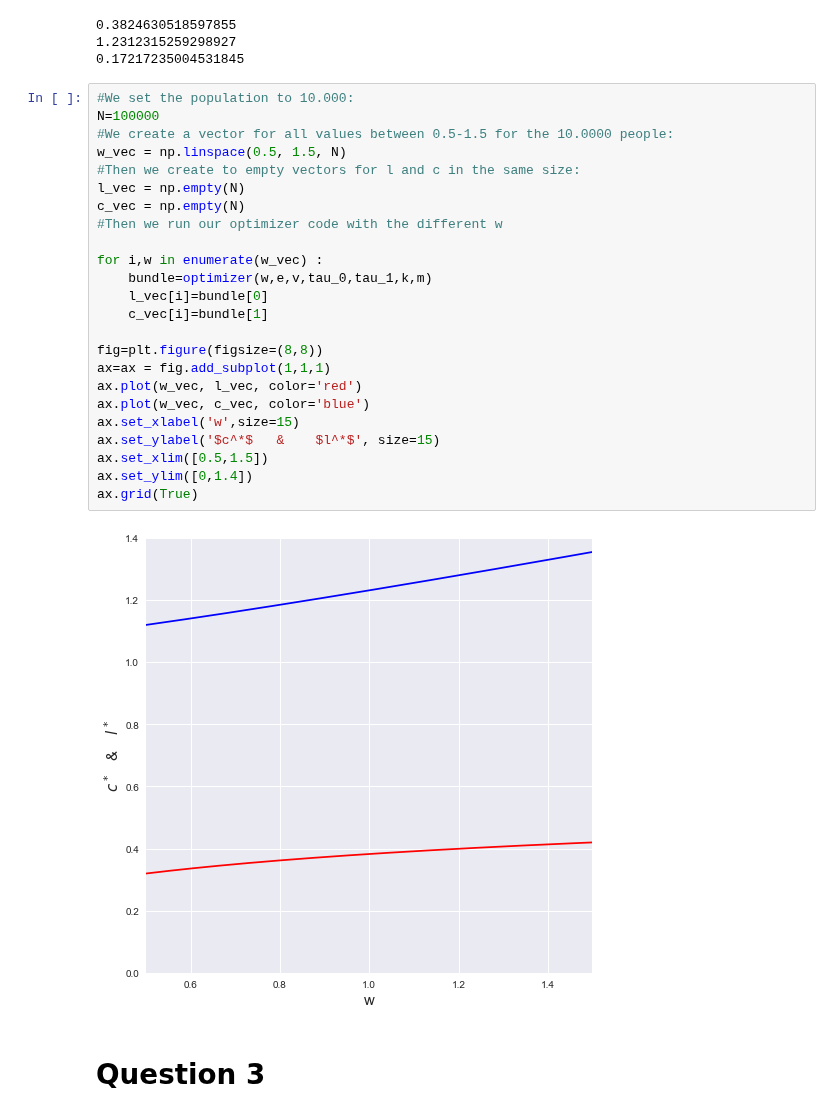
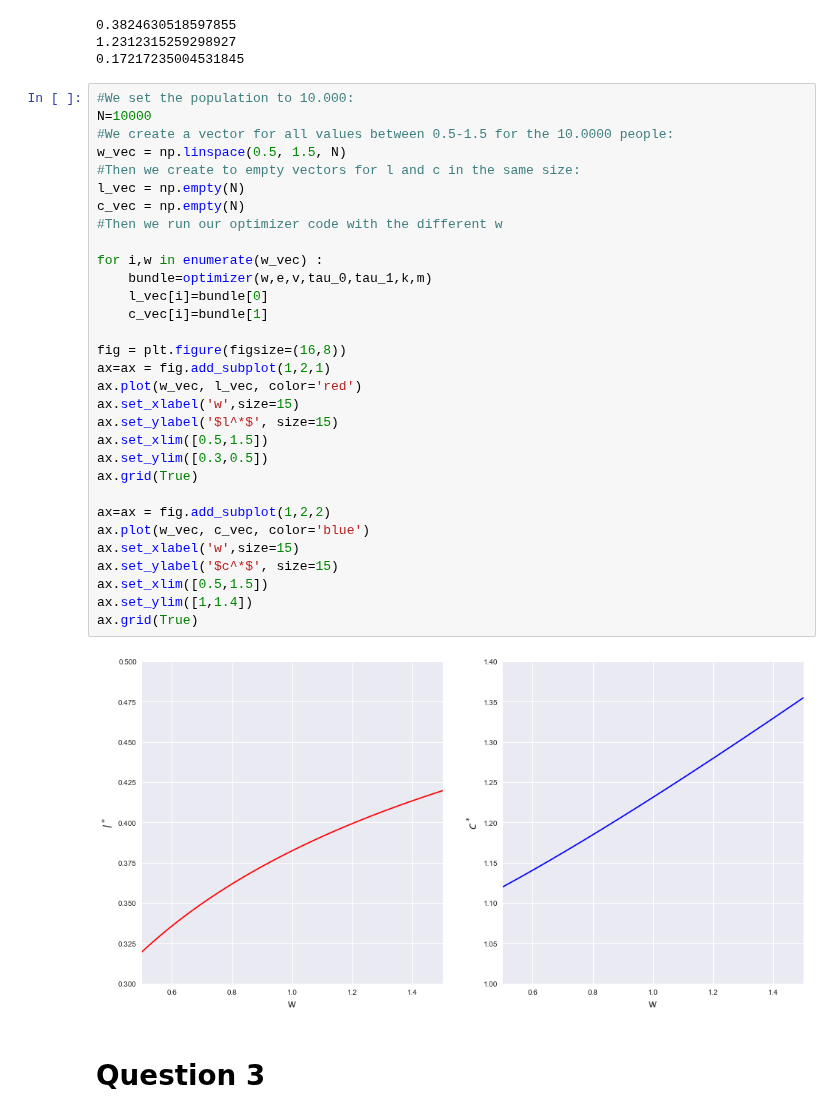
Before and after one commit to NumEconCopenhagen/projects-2020-tobiasharald, a Jupyter notebook: inauguralproject/inauguralproject.ipynb, the cells around one changed output. Cells and saved outputs as stored; diff of their text form.

```diff
--- a/inauguralproject/inauguralproject.ipynb
+++ b/inauguralproject/inauguralproject.ipynb
@@ -96,30 +96,37 @@ print(u_opt)
 0.17217235004531845
 # %%
 #We set the population to 10.000:
-N=100000
+N=10000
 #We create a vector for all values between 0.5-1.5 for the 10.0000 people:
 w_vec = np.linspace(0.5, 1.5, N)
 #Then we create to empty vectors for l and c in the same size:
 l_vec = np.empty(N)
 c_vec = np.empty(N)
 #Then we run our optimizer code with the different w
 
 for i,w in enumerate(w_vec) :
     bundle=optimizer(w,e,v,tau_0,tau_1,k,m)
     l_vec[i]=bundle[0]
     c_vec[i]=bundle[1]
 
-fig=plt.figure(figsize=(8,8))
-ax=ax = fig.add_subplot(1,1,1)
+fig = plt.figure(figsize=(16,8))
+ax=ax = fig.add_subplot(1,2,1)
 ax.plot(w_vec, l_vec, color='red')
+ax.set_xlabel('w',size=15)
+ax.set_ylabel('$l^*$', size=15)
+ax.set_xlim([0.5,1.5])
+ax.set_ylim([0.3,0.5])
+ax.grid(True)
+
+ax=ax = fig.add_subplot(1,2,2)
 ax.plot(w_vec, c_vec, color='blue')
 ax.set_xlabel('w',size=15)
-ax.set_ylabel('$c^*$   &    $l^*$', size=15)
+ax.set_ylabel('$c^*$', size=15)
 ax.set_xlim([0.5,1.5])
-ax.set_ylim([0,1.4])
+ax.set_ylim([1,1.4])
 ax.grid(True)
 # %% [output]
-[figure, old version]
+[figure, new version]
 # %% [markdown]
 # Question 3
 # %% [markdown]
```
Also changed, not shown: parts of 1 cell of this notebook, 1 other file.
